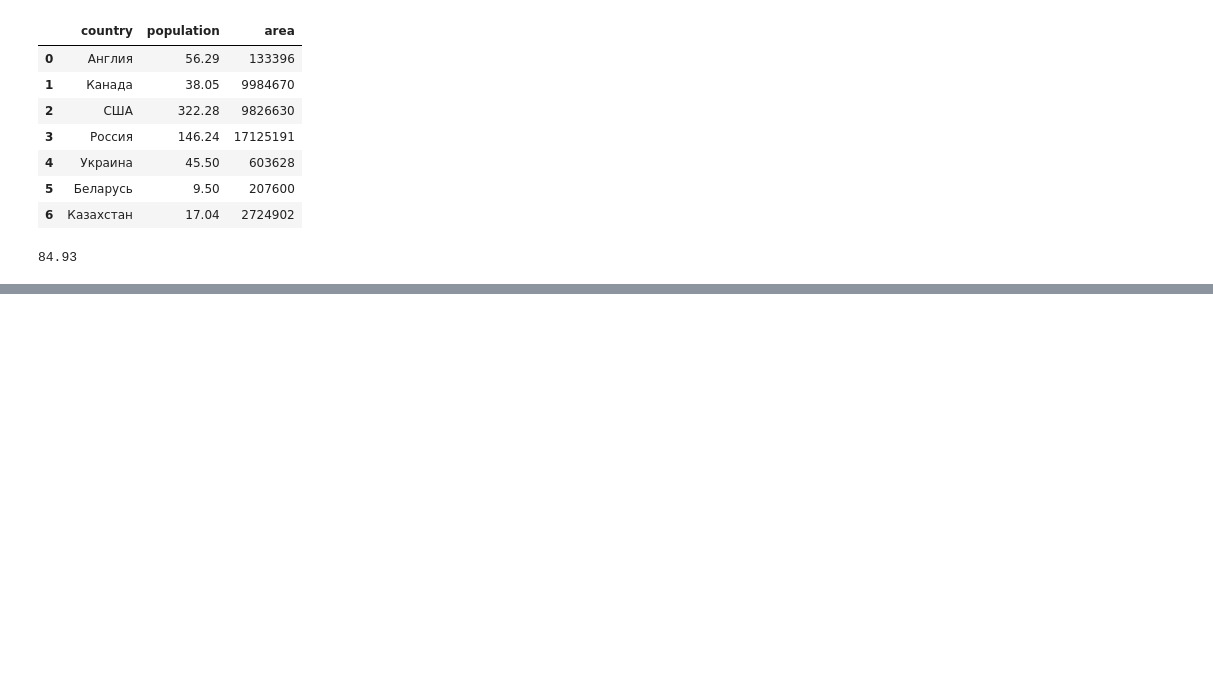
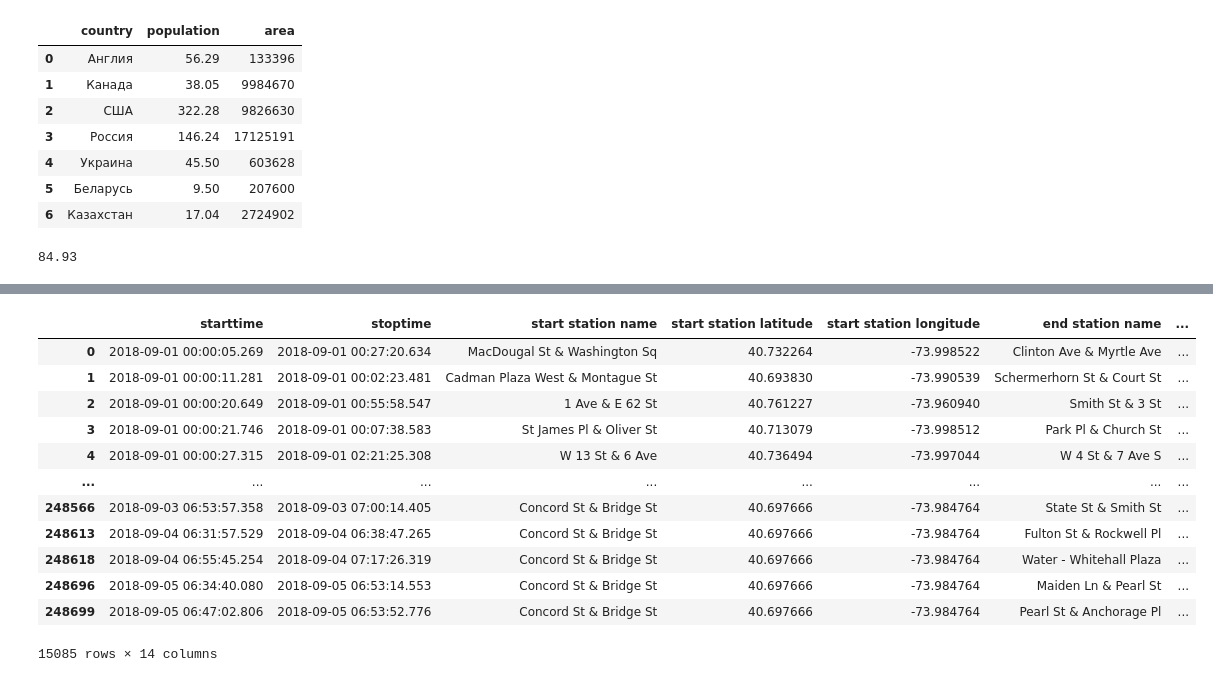
Before and after one commit to vavilove001-lab/sf_data_science, a Jupyter notebook: Notes/Pandas/ex.ipynb, the cells around one changed output, grey strips where cells are left out. Drawn from its saved outputs; the diff is of its cells as text; code cells hidden in the pictures; blank space fills up the shorter version.

```diff
--- a/Notes/Pandas/ex.ipynb
+++ b/Notes/Pandas/ex.ipynb
@@ -285,0 +702,16 @@ print(round(res,2))
+# %%
+display(Citi_Bike[night])
+# %% [output]
+|  | starttime | stoptime | start station name | start station latitude | start station longitude | end station name | ... |
+| 0 | 2018-09-01 00:00:05.269 | 2018-09-01 00:27:20.634 | MacDougal St & Washington Sq | 40.732264 | -73.998522 | Clinton Ave & Myrtle Ave | ... |
+| 1 | 2018-09-01 00:00:11.281 | 2018-09-01 00:02:23.481 | Cadman Plaza West & Montague St | 40.693830 | -73.990539 | Schermerhorn St & Court St | ... |
+| 2 | 2018-09-01 00:00:20.649 | 2018-09-01 00:55:58.547 | 1 Ave & E 62 St | 40.761227 | -73.960940 | Smith St & 3 St | ... |
+| 3 | 2018-09-01 00:00:21.746 | 2018-09-01 00:07:38.583 | St James Pl & Oliver St | 40.713079 | -73.998512 | Park Pl & Church St | ... |
+| 4 | 2018-09-01 00:00:27.315 | 2018-09-01 02:21:25.308 | W 13 St & 6 Ave | 40.736494 | -73.997044 | W 4 St & 7 Ave S | ... |
+| ... | ... | ... | ... | ... | ... | ... | ... |
+| 248566 | 2018-09-03 06:53:57.358 | 2018-09-03 07:00:14.405 | Concord St & Bridge St | 40.697666 | -73.984764 | State St & Smith St | ... |
+| 248613 | 2018-09-04 06:31:57.529 | 2018-09-04 06:38:47.265 | Concord St & Bridge St | 40.697666 | -73.984764 | Fulton St & Rockwell Pl | ... |
+| 248618 | 2018-09-04 06:55:45.254 | 2018-09-04 07:17:26.319 | Concord St & Bridge St | 40.697666 | -73.984764 | Water - Whitehall Plaza | ... |
+| 248696 | 2018-09-05 06:34:40.080 | 2018-09-05 06:53:14.553 | Concord St & Bridge St | 40.697666 | -73.984764 | Maiden Ln & Pearl St | ... |
+| 248699 | 2018-09-05 06:47:02.806 | 2018-09-05 06:53:52.776 | Concord St & Bridge St | 40.697666 | -73.984764 | Pearl St & Anchorage Pl | ... |
+15085 rows × 14 columns
```
Also changed, not shown: parts of 37 cells of this notebook, 4 other files.
